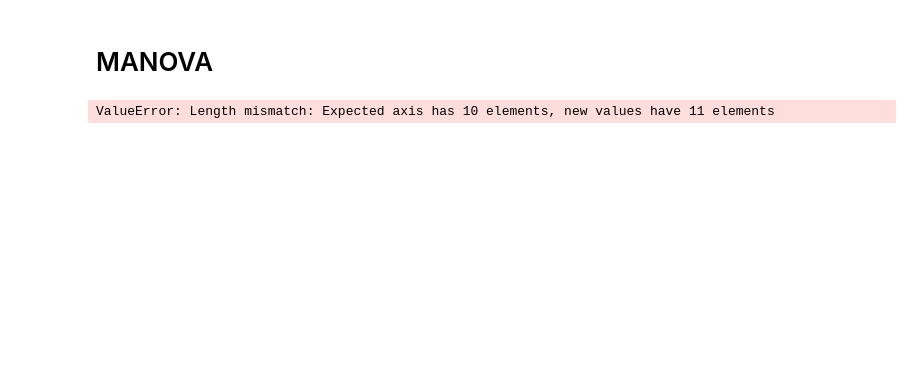
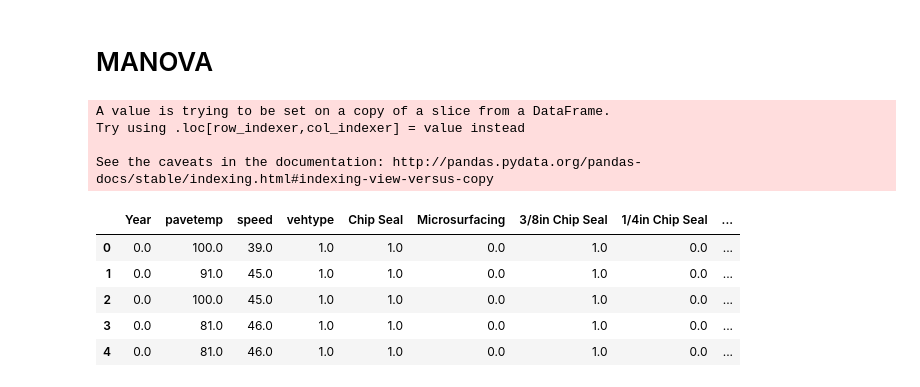
Before and after one commit to VolpeUSDOT/NPS_Quiet_Pavement, a Jupyter notebook: dataprep/Initial EDA Exploratory.ipynb, the cells around one changed output. Drawn from its saved outputs; the diff is of its cells as text; code cells hidden in the pictures; blank space fills up the shorter version.

Commit message:
Added site column to csv export

```diff
--- a/dataprep/Initial EDA Exploratory.ipynb
+++ b/dataprep/Initial EDA Exploratory.ipynb
@@ -1061,23 +1061,33 @@ manova_passby["vehtype"] = (manova_passby["vehtype"].values == "Auto")
 manova_passby.reset_index(inplace= True)
 manova_passby["Year", "Year"] = manova_passby[["Unnamed: 0"]]
 manova_passby["Site", "Site"] = manova_passby[["Unnamed: 2"]]
-manova_passby.drop(["Unnamed: 0","Macro Pavement Type", "Unnamed: 2", "Pavement Type"], axis = 1)
+manova_passby.drop(["Unnamed: 0","Macro Pavement Type", "Unnamed: 2", "Pavement Type"], axis = 1, inplace = True)
 
 model_vars = manova_passby[["Year","pavetemp","speed","vehtype","Chip Seal","Microsurfacing","3/8in Chip Seal","1/4in Chip Seal",
                            "Type II Microsurfacing","Type III Microsurfacing","1/3 LZFeq","1/3 LZFmax"]].dropna(axis = 0).astype(float)
 
 response= model_vars["1/3 LZFeq"]
 
-pred_export = model_vars[["Year","Site","pavetemp","speed","vehtype","Chip Seal","Microsurfacing","3/8in Chip Seal","1/4in Chip Seal","Type II Microsurfacing","Type III Microsurfacing"]]
-pred_export.columns =["Year","Site","pavetemp","speed","vehtype","Chip Seal","Microsurfacing","3/8in Chip Seal","1/4in Chip Seal","Type II Microsurfacing","Type III Microsurfacing"]
+pred_export = model_vars[["Year","pavetemp","speed","vehtype","Chip Seal","Microsurfacing","3/8in Chip Seal","1/4in Chip Seal","Type II Microsurfacing","Type III Microsurfacing"]]
+pred_export.columns =["Year","pavetemp","speed","vehtype","Chip Seal","Microsurfacing","3/8in Chip Seal","1/4in Chip Seal","Type II Microsurfacing","Type III Microsurfacing"]
+pred_export["Site"] = manova_passby["Site"]
 
-###COULDN'T DEBUG MANOVA, BUT WE CAN DOWNLOAD A CSV OF THE DESIRED DATA HERE:
+# ###COULDN'T DEBUG MANOVA, BUT WE CAN DOWNLOAD A CSV OF THE DESIRED DATA HERE:
 model_vars["1/3 LZFeq"].to_csv("C:\Quiet_Pavement_Local\MANOVA_LZFeq.csv")
 model_vars["1/3 LZFmax"].to_csv("C:\Quiet_Pavement_Local\MANOVA_LZFMax.csv")
 pred_export.to_csv("C:\Quiet_Pavement_Local\MANOVA_Predictors.csv")
-#"Unnamed: 0" column is for years
 # %% [output]
-ValueError: Length mismatch: Expected axis has 10 elements, new values have 11 elements
+A value is trying to be set on a copy of a slice from a DataFrame.
+Try using .loc[row_indexer,col_indexer] = value instead
+
+See the caveats in the documentation: http://pandas.pydata.org/pandas-docs/stable/indexing.html#indexing-view-versus-copy
 # %%
 # model_vars.head()
-manova_passby.head()
+pred_export.head()
+# %% [output]
+|  | Year | pavetemp | speed | vehtype | Chip Seal | Microsurfacing | 3/8in Chip Seal | 1/4in Chip Seal | ... |
+| 0 | 0.0 | 100.0 | 39.0 | 1.0 | 1.0 | 0.0 | 1.0 | 0.0 | ... |
+| 1 | 0.0 | 91.0 | 45.0 | 1.0 | 1.0 | 0.0 | 1.0 | 0.0 | ... |
+| 2 | 0.0 | 100.0 | 45.0 | 1.0 | 1.0 | 0.0 | 1.0 | 0.0 | ... |
+| 3 | 0.0 | 81.0 | 46.0 | 1.0 | 1.0 | 0.0 | 1.0 | 0.0 | ... |
+| 4 | 0.0 | 81.0 | 46.0 | 1.0 | 1.0 | 0.0 | 1.0 | 0.0 | ... |
```
